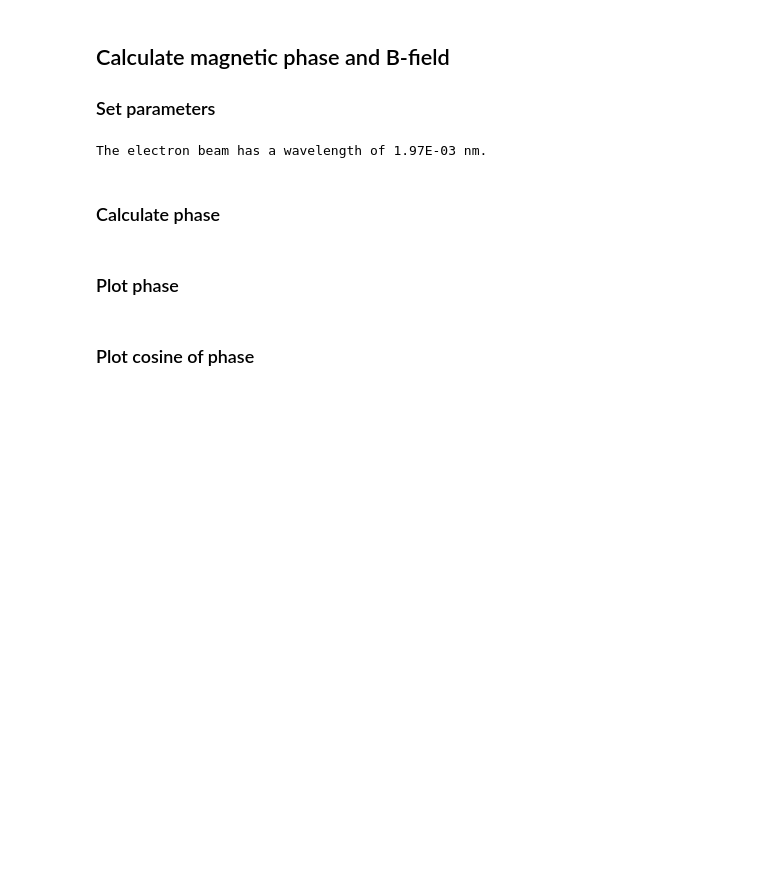
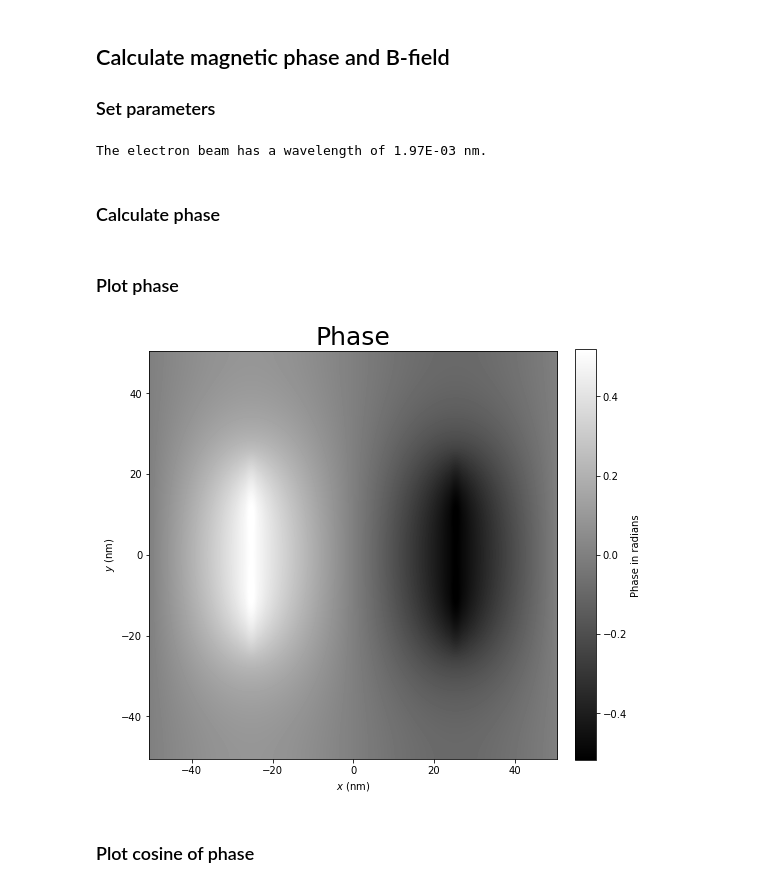
Before and after one commit to grlewis333/phd-work, a Jupyter notebook: holo-sim.ipynb, the cells around one changed output. Cells and saved outputs as stored; diff of their text form; code cells hidden in the pictures; blank space fills up the shorter version.

```diff
--- a/holo-sim.ipynb
+++ b/holo-sim.ipynb
@@ -316,16 +475,16 @@ a
 # %% [output]
 KeyboardInterrupt:
 # %%
-X = Xr
-Y = Yr
-Z = Zr
-ave_m_x = ave_m_x_r.T
-ave_m_y = ave_m_y_r.T
-MX = MXr
-MY = MYr
-MZ = MZr
-x_proj = x_projr
-y_proj = y_projr
+# X = Xr
+# Y = Yr
+# Z = Zr
+ave_m_x = Mxr
+ave_m_y = Myr
+# MX = MXr
+# MY = MYr
+# # MZ = MZr
+# x_proj = x_projr
+# y_proj = y_projr
 # %% [markdown]
 ## Calculate magnetic phase and B-field
 ### Set parameters
@@ -356,8 +515,8 @@ The electron beam has a wavelength of 1.97E-03 nm.
 ### Calculate phase
 # %%
 # Fourier transform magnetisation
-ft_mx = np.fft.fft2(ave_m_x, axes=(-2, -1))
-ft_my = np.fft.fft2(ave_m_y, axes=(-2, -1))
+ft_mx = np.fft.fft2(ave_m_x)#, axes=(-2, -1))
+ft_my = np.fft.fft2(ave_m_y)#, axes=(-2, -1))
 
 FreqCompRows = np.fft.fftfreq(ft_mx.shape[0],d=x_res)
 FreqCompCols = np.fft.fftfreq(ft_mx.shape[1],d=y_res)
@@ -368,17 +527,20 @@ nume =  ((Xft**2)+(Yft**2))
 dnom =  ((Xft**2)+(Yft**2)+(sx**2)*(kx**2)+(sy**2)*(ky**2))**2
 cross = -ft_my*Xft+ft_mx*Yft
 ft_phase = np.array(const*cross*nume/dnom)
-phase = np.fft.ifft2(ft_phase).real
+phase = np.fft.ifft2(ft_phase).real.T
 # %% [markdown]
 ### Plot phase
 # %%
 plt.figure(figsize=(8, 8))
 plt.title('Phase', fontsize=25)
-imgplot1 = plt.imshow(phase,origin='lower', extent=[x_begin, x_end, min(j[:,0]), max(j[:,0])], cmap='gray', interpolation='spline16')
+
+imgplot1 = plt.imshow(phase,origin='lower', extent=[x_begin, x_end, y_begin,y_end], cmap='gray', interpolation='spline16')
 cbar1 = plt.colorbar(imgplot1, fraction=0.046, pad=0.04)
 plt.xlabel("$x$ (nm)")
 plt.ylabel("$y$ (nm)")
 cbar_lab = cbar1.ax.set_ylabel("Phase in radians")
+# %% [output]
+[figure, added]
 # %% [markdown]
 ### Plot cosine of phase
 # %%
```
Also changed, not shown: parts of 11 cells of this notebook, 1 other file.
